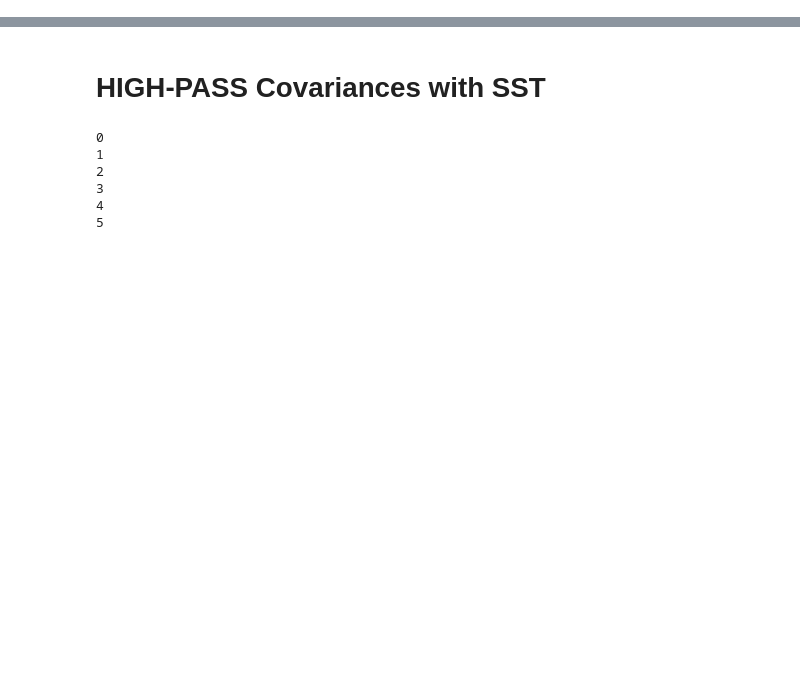
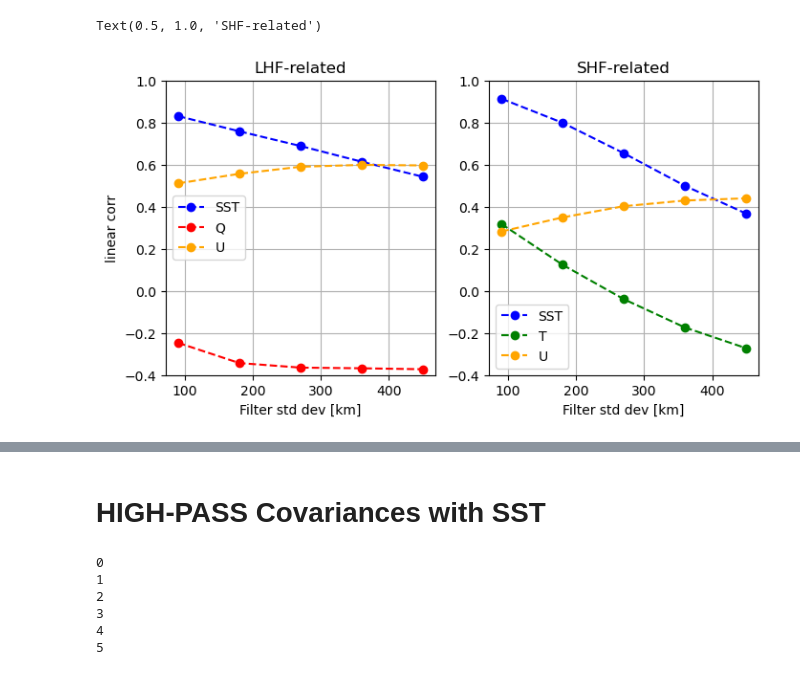
Before and after one commit to meteorologopazzo/thesis_material, a Jupyter notebook: EURECA_scripts/variance/forced_COVARIANCES_SCALES_LHF.ipynb, the cells around one changed output, grey strips where cells are left out. Cells and saved outputs as stored; diff of their text form; code cells hidden in the pictures; blank space fills up the shorter version.

```diff
--- a/EURECA_scripts/variance/forced_COVARIANCES_SCALES_LHF.ipynb
+++ b/EURECA_scripts/variance/forced_COVARIANCES_SCALES_LHF.ipynb
@@ -126,8 +163,8 @@ RH_ff = qa_ff/q_sat(ta_ff,p0)
 # %%
 # daily variables
-u10 = ds['U10'].groupby('XTIME.day').mean().values*seamask
-v10 = ds['V10'].groupby('XTIME.day').mean().values*seamask
-U_ff = np.sqrt(u10**2 + v10**2)*seamask
+u10 = ds['U10'].groupby('XTIME.day').mean().where(mask_lon_local & mask_lat_local, drop=True).values*reduced_full_mask.values
+v10 = ds['V10'].groupby('XTIME.day').mean().where(mask_lon_local & mask_lat_local, drop=True).values*reduced_full_mask.values
+U_ff = np.sqrt(u10**2 + v10**2)
 del u10,v10
 # %%
 # hfx WRF
@@ -138,4 +175,9 @@ del u10,v10
 
 LHF_file = '/dagobah/WRF_EUREC4A/COARE35/Fluxes/FEB/01/LHF_daily_coare35_d02_2020-02'
 ds_tmp = xr.open_dataset(LHF_file) # gia fatto ritaglio lonlat
-lhf_wrf = ds_tmp['LHF'].values*seamask
+LHF_coare = ds_tmp['LHF'].values*reduced_full_mask.values
+# %%
+SHF_file = '/dagobah/WRF_EUREC4A/COARE35/Fluxes/FEB/01/SHF_daily_coare35_d02_2020-02'
+ds_tmp = xr.open_dataset(SHF_file) # gia fatto ritaglio lonlat
+SHF_coare = ds_tmp['SHF'].values*reduced_full_mask.values
+del ds_tmp
@@ -141,0 +186,14 @@ lhf_wrf = ds_tmp['LHF'].values*seamask
+# %%
+import pandas as pd
+
+scales = np.arange(30, 170,30)
+scales_km = list(3*scales)
+scales_km = [str(i)+' km' for i in scales_km]
+
+df_index = ['fit', 'corr', 'p_val', 'p_val_cannelli', 'sigmas']
+fit_lhf_sst = pd.DataFrame(data=None, index = df_index, columns=scales_km)
+fit_lhf_qa = pd.DataFrame(data=None, index = df_index, columns=scales_km)
+fit_lhf_U = pd.DataFrame(data=None, index = df_index, columns=scales_km)
+fit_shf_sst = pd.DataFrame(data=None, index = df_index, columns=scales_km)
+fit_shf_ta = pd.DataFrame(data=None, index = df_index, columns=scales_km)
+fit_shf_U = pd.DataFrame(data=None, index = df_index, columns=scales_km)
@@ -141,0 +293,21 @@ lhf_wrf = ds_tmp['LHF'].values*seamask
+# %%
+fig, ax = plt.subplots(1, 2, figsize=(8, 4))
+titles = ['SST', 'Q', 'U', 'SST', 'T', 'U']
+colors = ['blue', 'red', 'orange', 'blue', 'green', 'orange']
+
+for i, y in enumerate(corrs_lhf):
+    ax[0].plot(3*scales, y, color=colors[i], label=f'{titles[i]}', linestyle='--', marker='o')
+    ax[1].plot(3*scales, corrs_shf[i], color=colors[i+3], label=f'{titles[i+3]}', linestyle='--', marker='o')
+
+ax[0].legend(loc='center left'); ax[0].grid(True); ax[0].set_ylim([-0.4, 1])
+ax[1].legend(loc='lower left'); ax[1].grid(True); ax[1].set_ylim([-0.4, 1])
+
+ax[0].set_xlabel("Filter std dev [km]")
+ax[1].set_xlabel("Filter std dev [km]")
+ax[0].set_ylabel("linear corr")
+
+ax[0].set_title("LHF-related")
+ax[1].set_title("SHF-related")
+# %% [output]
+Text(0.5, 1.0, 'SHF-related')
+[figure, added]
```
Also changed, not shown: parts of 12 cells of this notebook, 1 other file.
